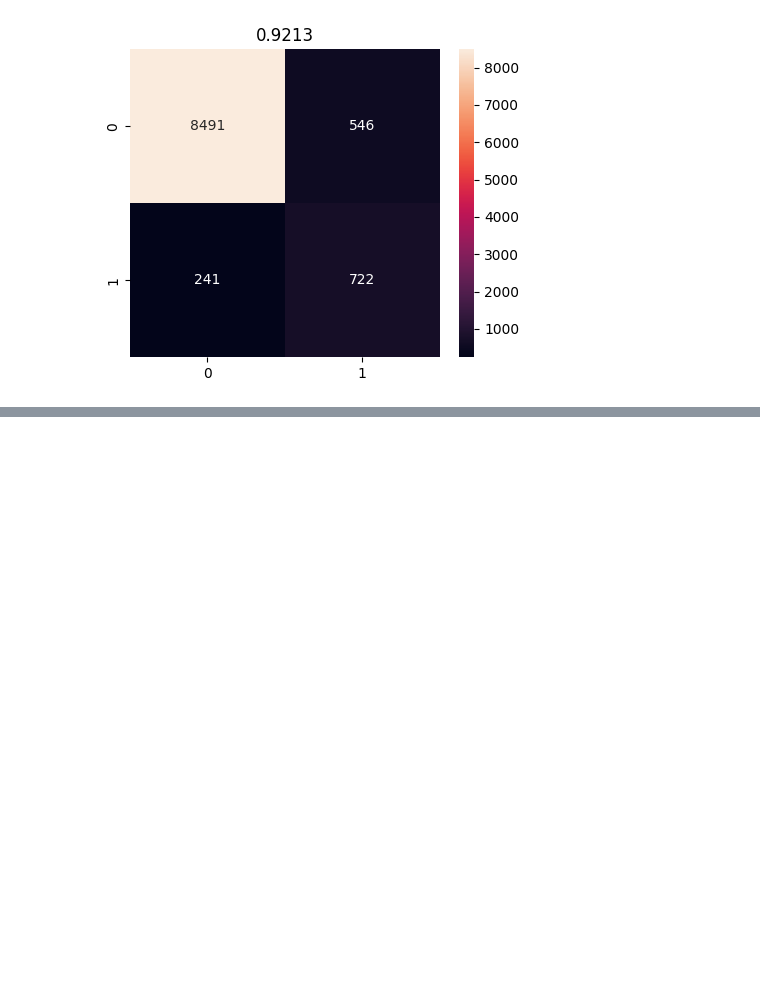
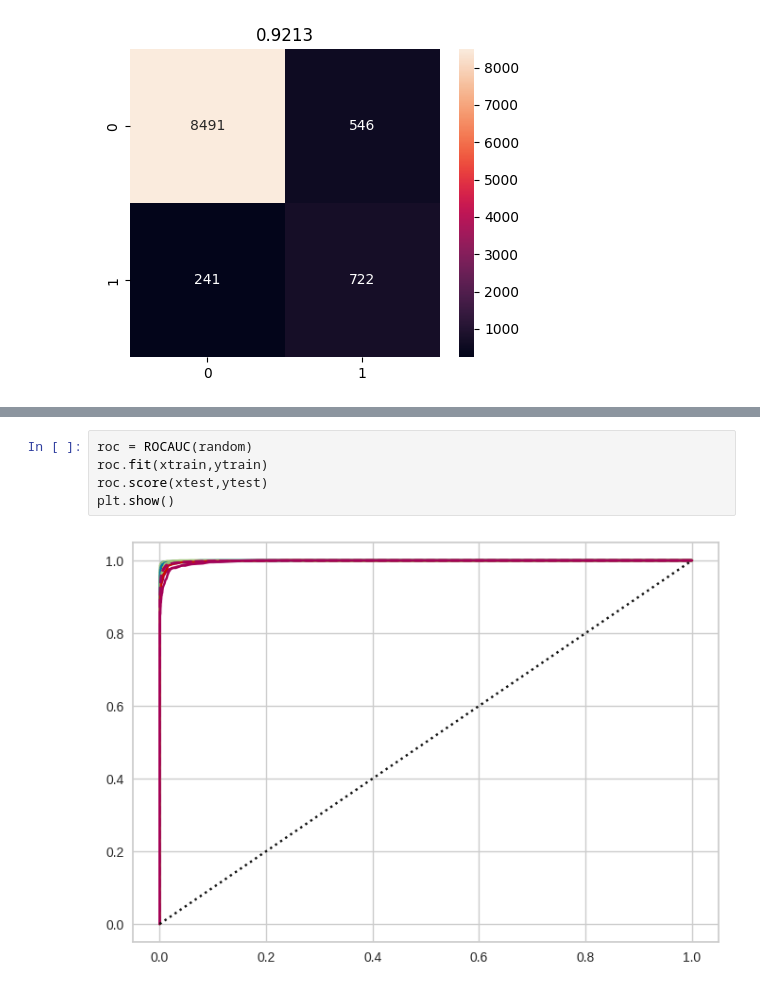
Before and after one commit to kaladabrio2020/livro-aprendizado-de-maquina-sklearn-keras-tf, a Jupyter notebook: Parte 1 - Conceitos basicos de Aprendizado de Maquina/Capitulo 3/classificacao.ipynb, the cells around one changed output, grey strips where cells are left out. Cells and saved outputs as stored; diff of their text form; blank space fills up the shorter version.

```diff
--- a/Parte 1 - Conceitos basicos de Aprendizado de Maquina/Capitulo 3/classificacao.ipynb
+++ b/Parte 1 - Conceitos basicos de Aprendizado de Maquina/Capitulo 3/classificacao.ipynb
@@ -111,0 +159,7 @@ weighted avg       0.82      0.90      0.86     10000
+# %%
+roc = ROCAUC(random)
+roc.fit(xtrain,ytrain)
+roc.score(xtest,ytest)
+plt.show()
+# %% [output]
+[figure, added]
```
Also changed, not shown: parts of 14 cells of this notebook, 6 other files.
